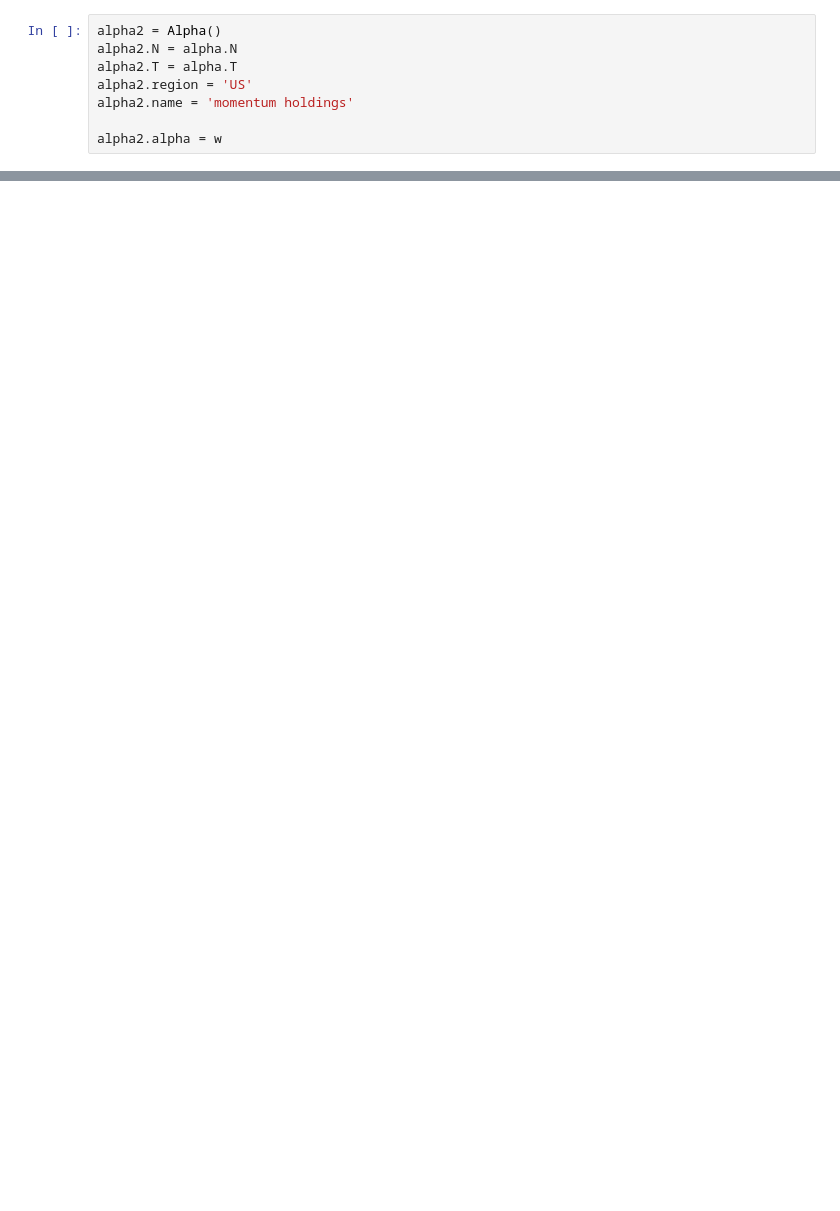
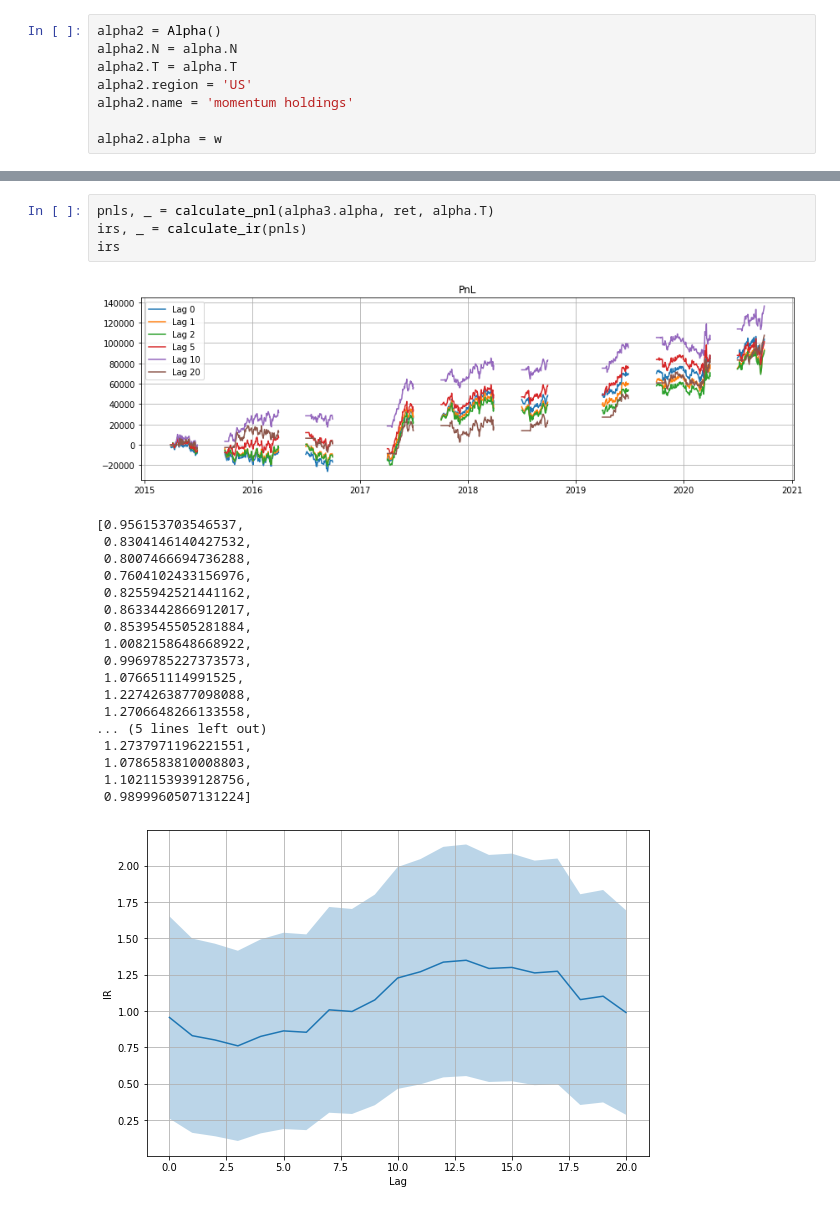
Before and after one commit to gargshashwat/quant_trading, a Jupyter notebook: Untitled.ipynb, the cells around one changed output, grey strips where cells are left out. Cells and saved outputs as stored; diff of their text form; blank space fills up the shorter version.

```diff
--- a/Untitled.ipynb
+++ b/Untitled.ipynb
@@ -137,0 +114,24 @@ plt.show()
+# %%
+pnls, _ = calculate_pnl(alpha3.alpha, ret, alpha.T)
+irs, _ = calculate_ir(pnls)
+irs
+# %% [output]
+[figure, added]
+[0.956153703546537,
+ 0.8304146140427532,
+ 0.8007466694736288,
+ 0.7604102433156976,
+ 0.8255942521441162,
+ 0.8633442866912017,
+ 0.8539545505281884,
+ 1.0082158648668922,
+ 0.9969785227373573,
+ 1.076651114991525,
+ 1.2274263877098088,
+ 1.2706648266133558,
+... (5 lines left out)
+ 1.2737971196221551,
+ 1.0786583810008803,
+ 1.1021153939128756,
+ 0.9899960507131224]
+[figure, added]
```
Also changed, not shown: parts of 14 cells of this notebook, 2 other files.
